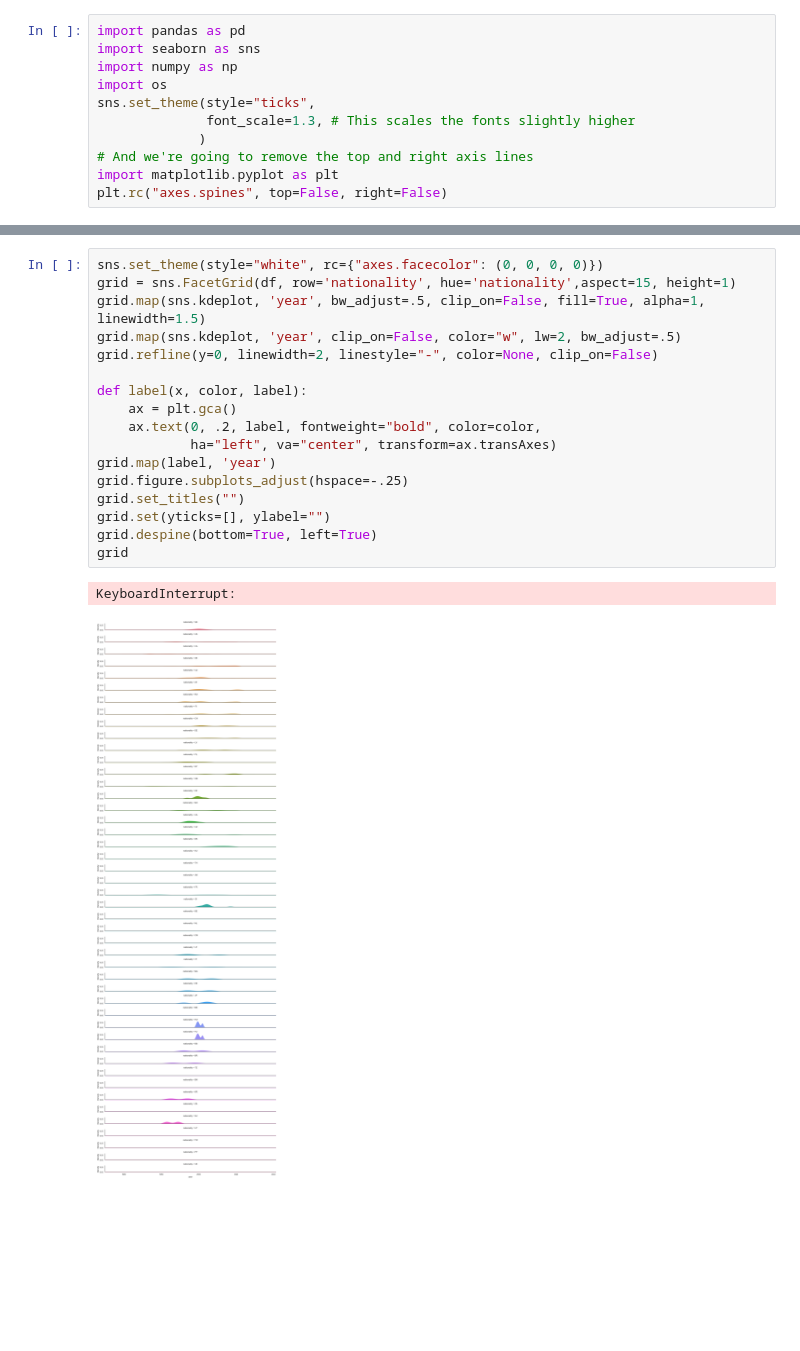
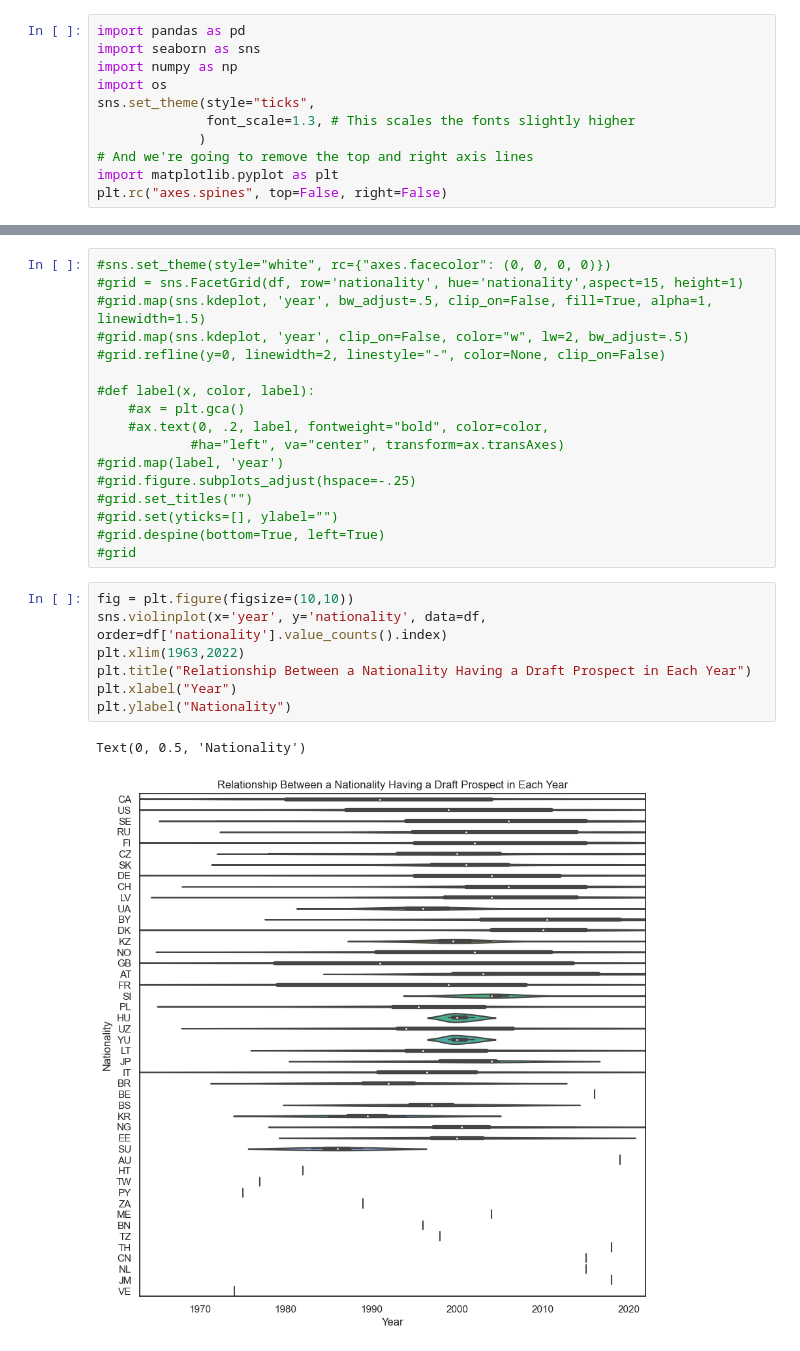
Before and after one commit to ubco-W2022T2-data301/project-group-group31, a Jupyter notebook: analysis/analysis2.ipynb, the cells around one changed output, grey strips where cells are left out. Cells and saved outputs as stored; diff of their text form; blank space fills up the shorter version.

```diff
--- a/analysis/analysis2.ipynb
+++ b/analysis/analysis2.ipynb
@@ -68,20 +83,27 @@ sns.histplot(df, x='year', hue='nationality', multiple='stack', legend=False).se
 # %%
-sns.set_theme(style="white", rc={"axes.facecolor": (0, 0, 0, 0)})
-grid = sns.FacetGrid(df, row='nationality', hue='nationality',aspect=15, height=1)
-grid.map(sns.kdeplot, 'year', bw_adjust=.5, clip_on=False, fill=True, alpha=1, linewidth=1.5)
-grid.map(sns.kdeplot, 'year', clip_on=False, color="w", lw=2, bw_adjust=.5)
-grid.refline(y=0, linewidth=2, linestyle="-", color=None, clip_on=False)
+#sns.set_theme(style="white", rc={"axes.facecolor": (0, 0, 0, 0)})
+#grid = sns.FacetGrid(df, row='nationality', hue='nationality',aspect=15, height=1)
+#grid.map(sns.kdeplot, 'year', bw_adjust=.5, clip_on=False, fill=True, alpha=1, linewidth=1.5)
+#grid.map(sns.kdeplot, 'year', clip_on=False, color="w", lw=2, bw_adjust=.5)
+#grid.refline(y=0, linewidth=2, linestyle="-", color=None, clip_on=False)
 
-def label(x, color, label):
-    ax = plt.gca()
-    ax.text(0, .2, label, fontweight="bold", color=color,
-            ha="left", va="center", transform=ax.transAxes)
-grid.map(label, 'year')
-grid.figure.subplots_adjust(hspace=-.25)
-grid.set_titles("")
-grid.set(yticks=[], ylabel="")
-grid.despine(bottom=True, left=True)
-grid
+#def label(x, color, label):
+    #ax = plt.gca()
+    #ax.text(0, .2, label, fontweight="bold", color=color,
+            #ha="left", va="center", transform=ax.transAxes)
+#grid.map(label, 'year')
+#grid.figure.subplots_adjust(hspace=-.25)
+#grid.set_titles("")
+#grid.set(yticks=[], ylabel="")
+#grid.despine(bottom=True, left=True)
+#grid
-# %% [output]
-KeyboardInterrupt:
-[figure, removed]
+# %%
+fig = plt.figure(figsize=(10,10))
+sns.violinplot(x='year', y='nationality', data=df, order=df['nationality'].value_counts().index)
+plt.xlim(1963,2022)
+plt.title("Relationship Between a Nationality Having a Draft Prospect in Each Year")
+plt.xlabel("Year")
+plt.ylabel("Nationality")
+# %% [output]
+Text(0, 0.5, 'Nationality')
+[figure, added]
```
Also changed, not shown: parts of 4 cells of this notebook.
